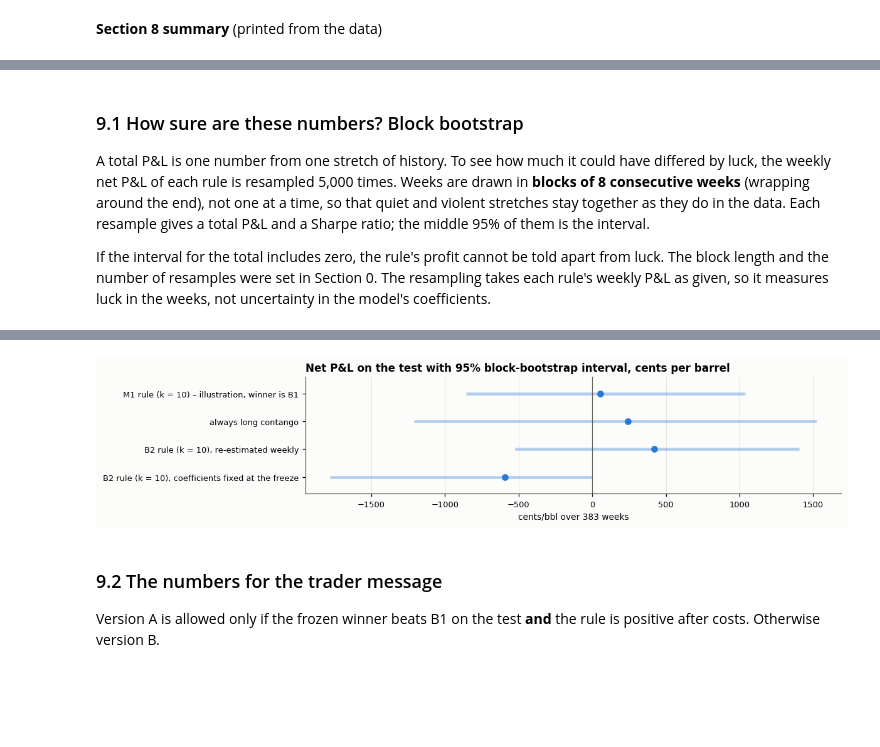
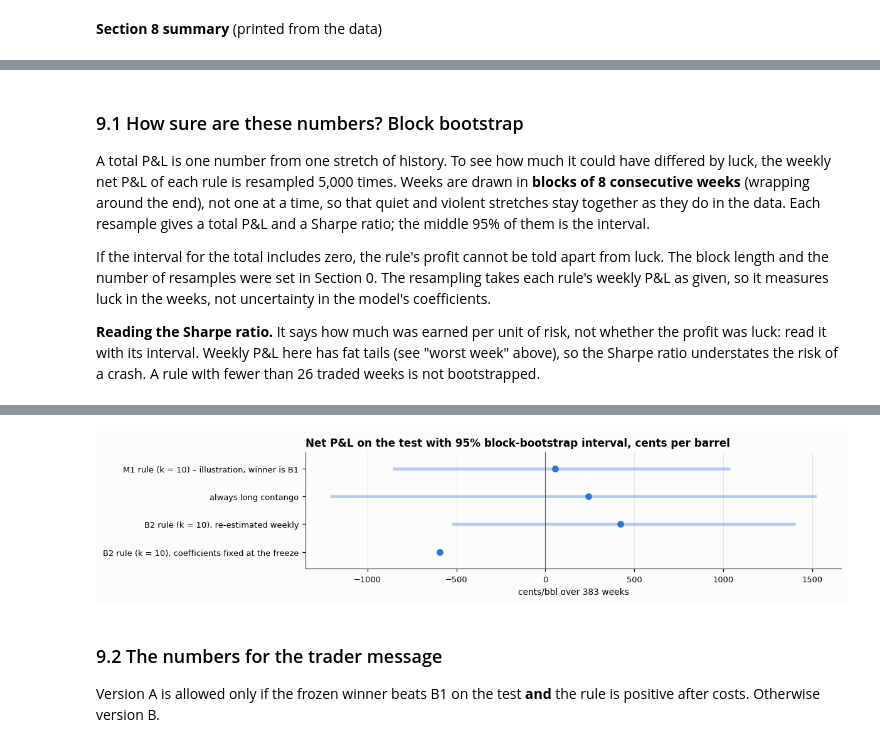
Before and after one commit to Adkid-Zephyr/fe-oil-group-work, a Jupyter notebook: coursework/oil-forecasting.ipynb, the cells around one changed output, grey strips where cells are left out. Cells and saved outputs as stored; diff of their text form; code cells hidden in the pictures; blank space fills up the shorter version.

```diff
--- a/coursework/oil-forecasting.ipynb
+++ b/coursework/oil-forecasting.ipynb
@@ -379,7 +413,7 @@ ax.bar(xx - w / 2, wk.y_raw, w, color=C["orange"], label="raw Friday-to-Friday c
 ax.bar(xx + w / 2, wk.y, w, color=C["blue"], label="roll-adjusted change (what a position earns)")
 ax.set_xticks(xx); ax.set_xticklabels([t.strftime("%d %b") for t in wk.index], rotation=45, ha="right")
 ax.axhline(0, color=C["mute"], lw=0.8); ax.grid(axis="x", visible=False)
-ax.set_title("Weekly change in carry, by week ending"); ax.set_ylabel("points"); ax.legend(loc="upper right")
+ax.set_title("Weekly change in carry, by week ending"); ax.set_ylabel("points"); ax.legend(loc="upper center", bbox_to_anchor=(0.5, -0.30), ncol=1)
 savefig("02_roll_artefact_dec2008")
 # %% [output]
 Date   2008-12-16  2008-12-17  2008-12-18  2008-12-19  2008-12-22
@@ -1268,6 +1343,7 @@ def metrics(F, mask=None):
     if mask is not None:
         F, d = F[mask.values], d[mask.values]
     act_c = 100 * d.y_usd                                 # what the spread earned, cents/bbl
+    up_base = 100 * (d.y[d.y != 0] > 0).mean()            # score of always guessing "up"
     rows = {}
     for m in F.columns:
         e = d.y - F[m]; ec = act_c - F[m] * d.CL1         # forecast in cents = points x CL1
@@ -1275,12 +1351,16 @@ def metrics(F, mask=None):
         rows[m] = {"MSE": (e ** 2).mean(), "RMSE (points)": np.sqrt((e ** 2).mean()), "MAE (points)": e.abs().mean(),
                    "RMSE (cents)": np.sqrt((ec ** 2).mean()), "MAE (cents)": ec.abs().mean(),
                    "R2_OS vs B1": 1 - (e ** 2).sum() / (d.y ** 2).sum(),
-                   "% correct sign": 100 * (np.sign(F[m][nz]) == np.sign(d.y[nz])).mean() if nz.any() else np.nan}
+                   "R2_OS vs B1 (cents)": 1 - (ec ** 2).sum() / (act_c ** 2).sum(),      # same forecasts, scored in cents
+                   "% correct sign": 100 * (np.sign(F[m][nz]) == np.sign(d.y[nz])).mean() if nz.any() else np.nan,
+                   "% forecasts up": 100 * (F[m] > 0).mean() if (F[m] != 0).any() else np.nan,
+                   "always-up % correct": up_base}
     return pd.DataFrame(rows).T
 
 
 def compare(F, mask=None):
-    """Loss differential d = e2_bench - e2_model regressed on a constant with Newey-West errors; one-sided test that the model is better."""
+    """Loss differential d = e2_bench - e2_model regressed on a constant with Newey-West errors; one-sided test that the model is better.
+    This is the plain test on the error difference; it is conservative for nested models."""
     d = DF.loc[F.index]
     if mask is not None:
         F, d = F[mask.values], d[mask.values]
@@ -1808,6 +1986,10 @@ as they do in the data. Each resample gives a total P&L and a Sharpe ratio; the
 
 If the interval for the total includes zero, the rule's profit cannot be told apart from luck. The block length and the number of resamples were set in Section 0.
 The resampling takes each rule's weekly P&L as given, so it measures luck in the weeks, not uncertainty in the model's coefficients.
+
+**Reading the Sharpe ratio.** It says how much was earned per unit of risk, not whether the profit was luck: read it with its interval.
+Weekly P&L here has fat tails (see "worst week" above), so the Sharpe ratio understates the risk of a crash. A rule with fewer than 26 traded
+weeks is not bootstrapped.
 # %%
 def block_bootstrap(x, B=BOOT_B, block=BOOT_BLOCK, seed=SEED):
     """Circular moving-block bootstrap of a weekly P&L series. Returns the resampled totals and Sharpe ratios."""
@@ -1819,26 +2001,28 @@ def block_bootstrap(x, B=BOOT_B, block=BOOT_BLOCK, seed=SEED):
     return S.sum(axis=1), np.where(sd > 0, S.mean(axis=1) / np.where(sd > 0, sd, 1) * np.sqrt(52), np.nan)
 
 
-def boot_row(net):
-    if np.allclose(net, 0):
-        return {"net (cents)": 0.0, "95% low": 0.0, "95% high": 0.0, "chance of a loss, %": np.nan, "Sharpe": np.nan, "Sharpe 95% low": np.nan, "Sharpe 95% high": np.nan}
+def boot_row(tr):
+    net = tr.net.values; n_tr = int((tr.pos != 0).sum())
+    if n_tr < MIN_TRADED:                                  # a handful of trades cannot be resampled meaningfully
+        return {"net (cents)": net.sum(), "95% low": np.nan, "95% high": np.nan, "chance of a loss, %": np.nan, "Sharpe": np.nan,
+                "Sharpe 95% low": np.nan, "Sharpe 95% high": np.nan, "note": f"too few trades to bootstrap ({n_tr} traded weeks)"}
     tot, sh = block_bootstrap(net)
     return {"net (cents)": net.sum(), "95% low": np.percentile(tot, 2.5), "95% high": np.percentile(tot, 97.5), "chance of a loss, %": 100 * (tot < 0).mean(),
-            "Sharpe": net.mean() / net.std() * np.sqrt(52), "Sharpe 95% low": np.nanpercentile(sh, 2.5), "Sharpe 95% high": np.nanpercentile(sh, 97.5)}
+            "Sharpe": net.mean() / net.std() * np.sqrt(52), "Sharpe 95% low": np.nanpercentile(sh, 2.5), "Sharpe 95% high": np.nanpercentile(sh, 97.5), "note": ""}
 
 
-BOOT = save_table(pd.DataFrame({n: boot_row(t.net.values) for n, t in RULES.items()}).T, "t9_bootstrap_test")
-BOOT_X = save_table(pd.DataFrame({n: boot_row(t.net.values[NO20.values]) for n, t in RULES.items()}).T, "t9_bootstrap_test_ex2020")
+BOOT = save_table(pd.DataFrame({n: boot_row(t) for n, t in RULES.items()}).T, "t9_bootstrap_test")
+BOOT_X = save_table(pd.DataFrame({n: boot_row(t[NO20.values]) for n, t in RULES.items()}).T, "t9_bootstrap_test_ex2020")
 print(f"Block bootstrap, {BOOT_B} resamples, blocks of {BOOT_BLOCK} weeks. TEST, all 383 weeks"); print(BOOT.to_string(float_format=lambda v: f"{v:.2f}"))
-print("\nTEST without Mar-May 2020 (the remaining weeks joined end to end)"); print(BOOT_X.to_string(float_format=lambda v: f"{v:.2f}"))
+print("\nTEST without Mar-May 2020 (sensitivity, post-test; the remaining weeks joined end to end)"); print(BOOT_X.to_string(float_format=lambda v: f"{v:.2f}"))
 BOOT_SIG = [n for n in BOOT.index if BOOT.loc[n, "95% low"] > 0]
-print("\n->", "No rule has a 95% interval above zero: none of these profits can be told apart from luck." if not BOOT_SIG
+print("\n->", "No rule has a 95% interval above zero: none of these profits (or Sharpe ratios) can be told apart from luck." if not BOOT_SIG
       else f"95% interval above zero on all weeks: {BOOT_SIG}.")
 
 fig, ax = plt.subplots(figsize=(11, 2.6))
 yy = np.arange(len(BOOT))[::-1]
-ax.hlines(yy, BOOT["95% low"], BOOT["95% high"], color=C["blue"], lw=3, alpha=0.35)
-ax.plot(BOOT["net (cents)"], yy, "o", color=C["blue"])
+ax.hlines(yy, BOOT["95% low"].astype(float), BOOT["95% high"].astype(float), color=C["blue"], lw=3, alpha=0.35)
+ax.plot(BOOT["net (cents)"].astype(float), yy, "o", color=C["blue"])
 ax.axvline(0, color=C["mute"], lw=0.8); ax.set_yticks(yy); ax.set_yticklabels(BOOT.index); ax.set_ylim(-0.6, len(BOOT) - 0.4)
 ax.set_title("Net P&L on the test with 95% block-bootstrap interval, cents per barrel"); ax.set_xlabel("cents/bbl over 383 weeks"); ax.grid(axis="y", visible=False)
 savefig("13_bootstrap_pnl_test")
@@ -1861,4 +2045,4 @@ B2 rule (k = 10), coefficients fixed at the freeze         0.00     0.00      0.
-[figure, old version]
+[figure, new version]
 # %% [markdown]
 ### 9.2 The numbers for the trader message
 Version A is allowed only if the frozen winner beats B1 on the test **and** the rule is positive after costs. Otherwise version B.
```
Also changed, not shown: parts of 52 cells of this notebook, 18 other files.
